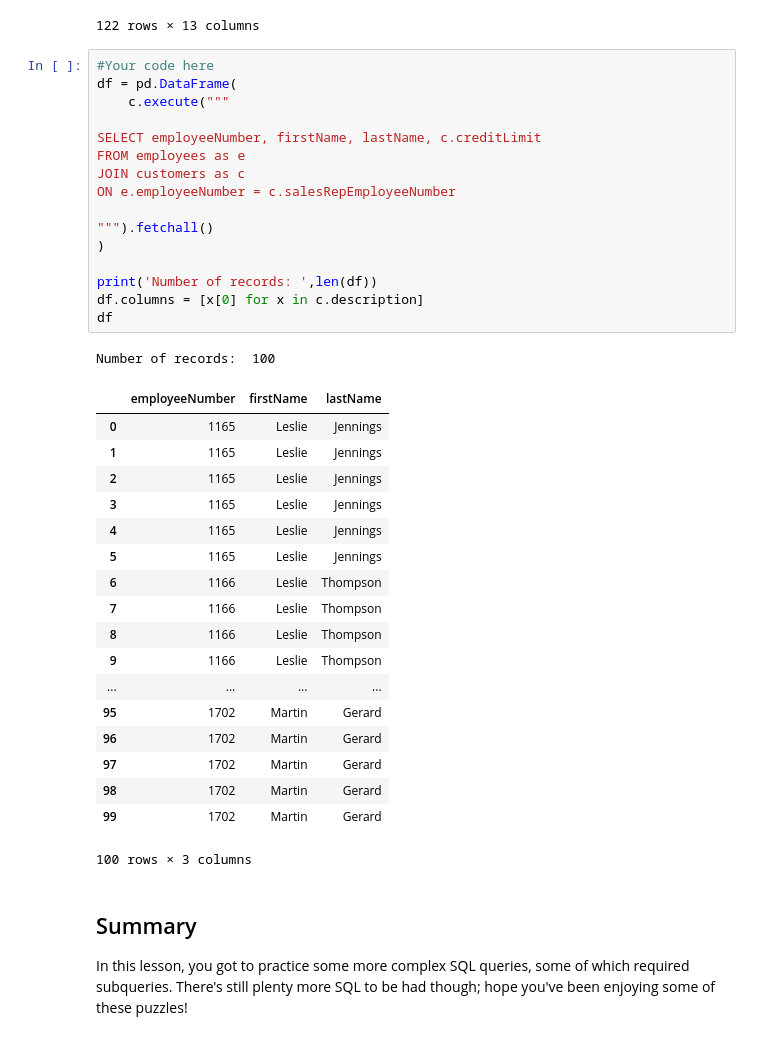
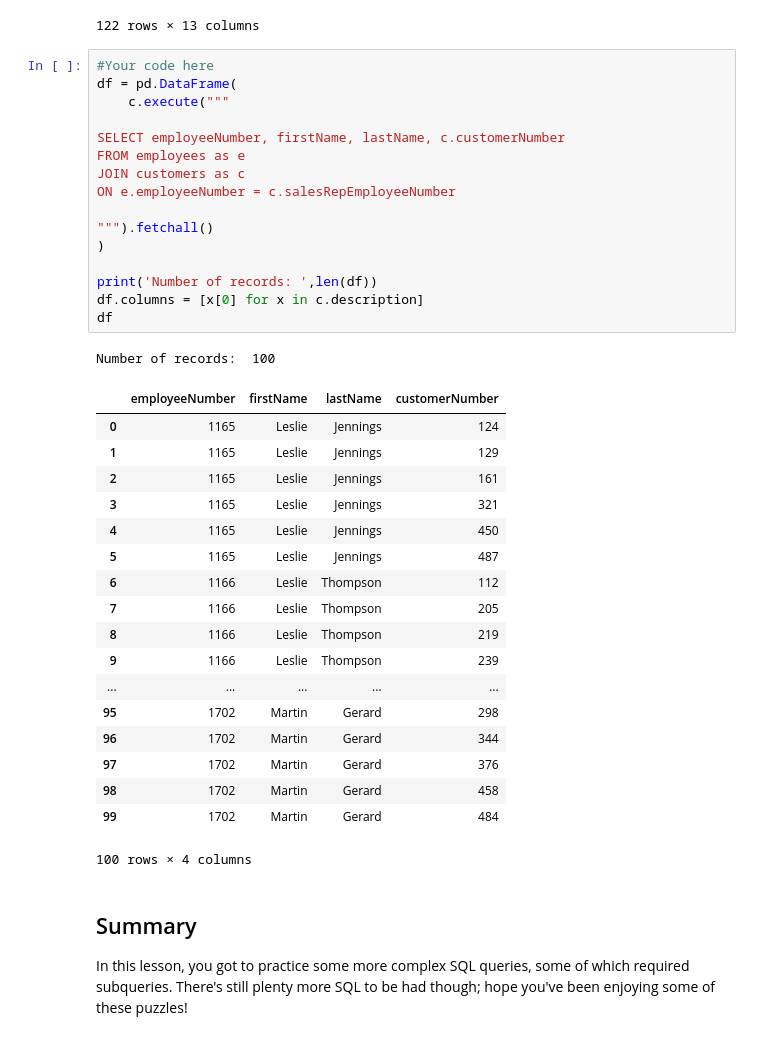
Before and after one commit to LearnCoTEMP1178/dsc-sql-subqueries-lab-dc-ds-071519, a Jupyter notebook: index.ipynb, the cells around one changed output. Cells and saved outputs as stored; diff of their text form.

```diff
--- a/index.ipynb
+++ b/index.ipynb
@@ -152,39 +152,39 @@ Number of records:  122
 # %%
 #Your code here
 df = pd.DataFrame(
     c.execute("""
 
-SELECT employeeNumber, firstName, lastName, c.creditLimit
+SELECT employeeNumber, firstName, lastName, c.customerNumber
 FROM employees as e
 JOIN customers as c
 ON e.employeeNumber = c.salesRepEmployeeNumber
 
 """).fetchall()
 )
 
 print('Number of records: ',len(df))
 df.columns = [x[0] for x in c.description]
 df
 # %% [output]
 Number of records:  100
-|  | employeeNumber | firstName | lastName |
-| 0 | 1165 | Leslie | Jennings |
-| 1 | 1165 | Leslie | Jennings |
-| 2 | 1165 | Leslie | Jennings |
-| 3 | 1165 | Leslie | Jennings |
-| 4 | 1165 | Leslie | Jennings |
-| 5 | 1165 | Leslie | Jennings |
-| 6 | 1166 | Leslie | Thompson |
-| 7 | 1166 | Leslie | Thompson |
-| 8 | 1166 | Leslie | Thompson |
-| 9 | 1166 | Leslie | Thompson |
-| ... | ... | ... | ... |
-| 95 | 1702 | Martin | Gerard |
-| 96 | 1702 | Martin | Gerard |
-| 97 | 1702 | Martin | Gerard |
-| 98 | 1702 | Martin | Gerard |
-| 99 | 1702 | Martin | Gerard |
+|  | employeeNumber | firstName | lastName | customerNumber |
+| 0 | 1165 | Leslie | Jennings | 124 |
+| 1 | 1165 | Leslie | Jennings | 129 |
+| 2 | 1165 | Leslie | Jennings | 161 |
+| 3 | 1165 | Leslie | Jennings | 321 |
+| 4 | 1165 | Leslie | Jennings | 450 |
+| 5 | 1165 | Leslie | Jennings | 487 |
+| 6 | 1166 | Leslie | Thompson | 112 |
+| 7 | 1166 | Leslie | Thompson | 205 |
+| 8 | 1166 | Leslie | Thompson | 219 |
+| 9 | 1166 | Leslie | Thompson | 239 |
+| ... | ... | ... | ... | ... |
+| 95 | 1702 | Martin | Gerard | 298 |
+| 96 | 1702 | Martin | Gerard | 344 |
+| 97 | 1702 | Martin | Gerard | 376 |
+| 98 | 1702 | Martin | Gerard | 458 |
+| 99 | 1702 | Martin | Gerard | 484 |
-100 rows × 3 columns
+100 rows × 4 columns
 # %% [markdown]
 ## Summary
 
```
